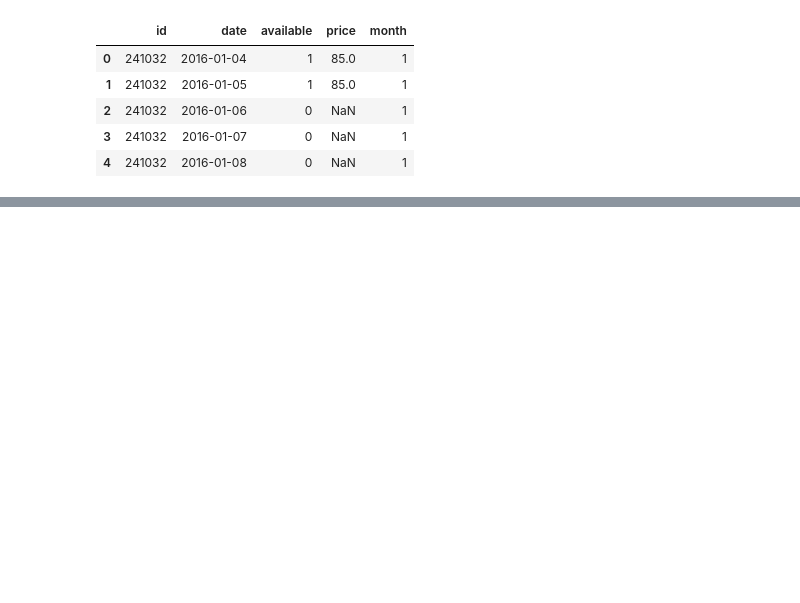
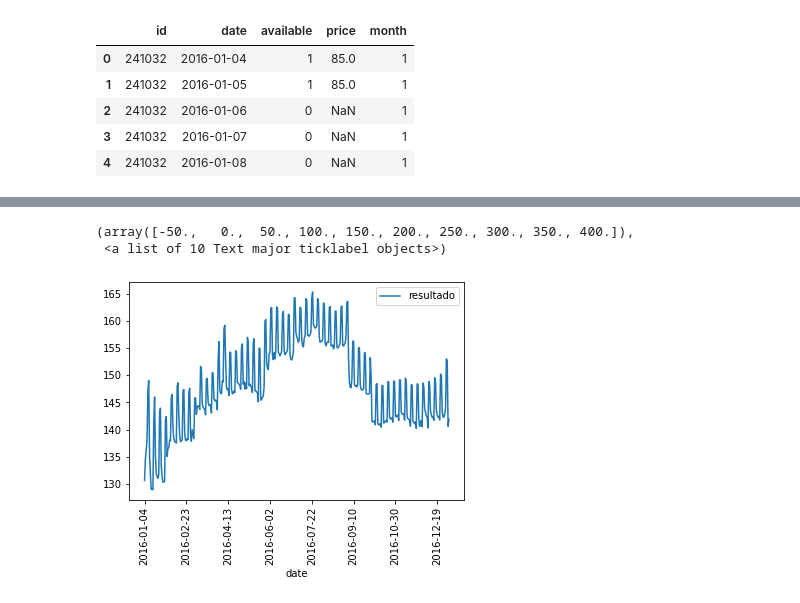
Before and after one commit to CamSP/DiplomadoML-BD, a Jupyter notebook: Proyecto/Proyecto.ipynb, the cells around one changed output, grey strips where cells are left out. Cells and saved outputs as stored; diff of their text form; code cells hidden in the pictures; blank space fills up the shorter version.

```diff
--- a/Proyecto/Proyecto.ipynb
+++ b/Proyecto/Proyecto.ipynb
@@ -631,0 +673,31 @@ calendario_precio.head()
+# %%
+fechas = calendario_precio["date"].dropna().unique()
+dates_regresion = pd.DataFrame(columns=["date", "rsquared", "resultado"])
+txt_params = ["Capitol Hill",
+         "House",
+         "Entire home/apt",
+         "Real Bed"]
+num_params = [round(listado_copia["accommodates"].mean()),
+                  round(listado_copia["bathrooms"].mean()),
+                  round(listado_copia["bedrooms"].mean()),
+                  round(listado_copia["beds"].mean())]
+for i in calendario_precio["date"].dropna().unique():
+    model = sm.OLS.from_formula("price ~ accommodates + bathrooms + bedrooms + beds + room_type + property_type + neighbourhood + bed_type",
+                                data=calendario_precio[calendario_precio["date"]==i])
+    result = model.fit()
+
+    parametros = pd.DataFrame(result.params)
+
+
+    parametros["params"] = 0
+    for k in txt_params:
+        for j in parametros.index.to_list():
+            if k in j:
+                parametros.loc[j, "params"]=1
+
+    parametros.loc["Intercept", "params"] = 1
+    parametros.loc["accommodates", "params"] = num_params[0]
+    parametros.loc["bathrooms", "params"] = num_params[1]
+    parametros.loc["bedrooms", "params"] = num_params[2]
+    parametros.loc["beds", "params"] = num_params[3]
+    dates_regresion = dates_regresion.append({'date': i, "rsquared":result.rsquared, "resultado":(parametros[0]*parametros["params"]).sum()}, ignore_index=True)
@@ -631,0 +710,3 @@ calendario_precio.head()
+# %%
+dates_regresion = dates_regresion.sort_values(by=['date']).reset_index(drop=True)
+dates_regresion.head()
@@ -631,0 +720,7 @@ calendario_precio.head()
+# %%
+dates_regresion.plot("date","resultado")
+plt.xticks(rotation=90)
+# %% [output]
+(array([-50.,   0.,  50., 100., 150., 200., 250., 300., 350., 400.]),
+ <a list of 10 Text major ticklabel objects>)
+[figure, added]
```
Also changed, not shown: parts of 36 cells of this notebook.
